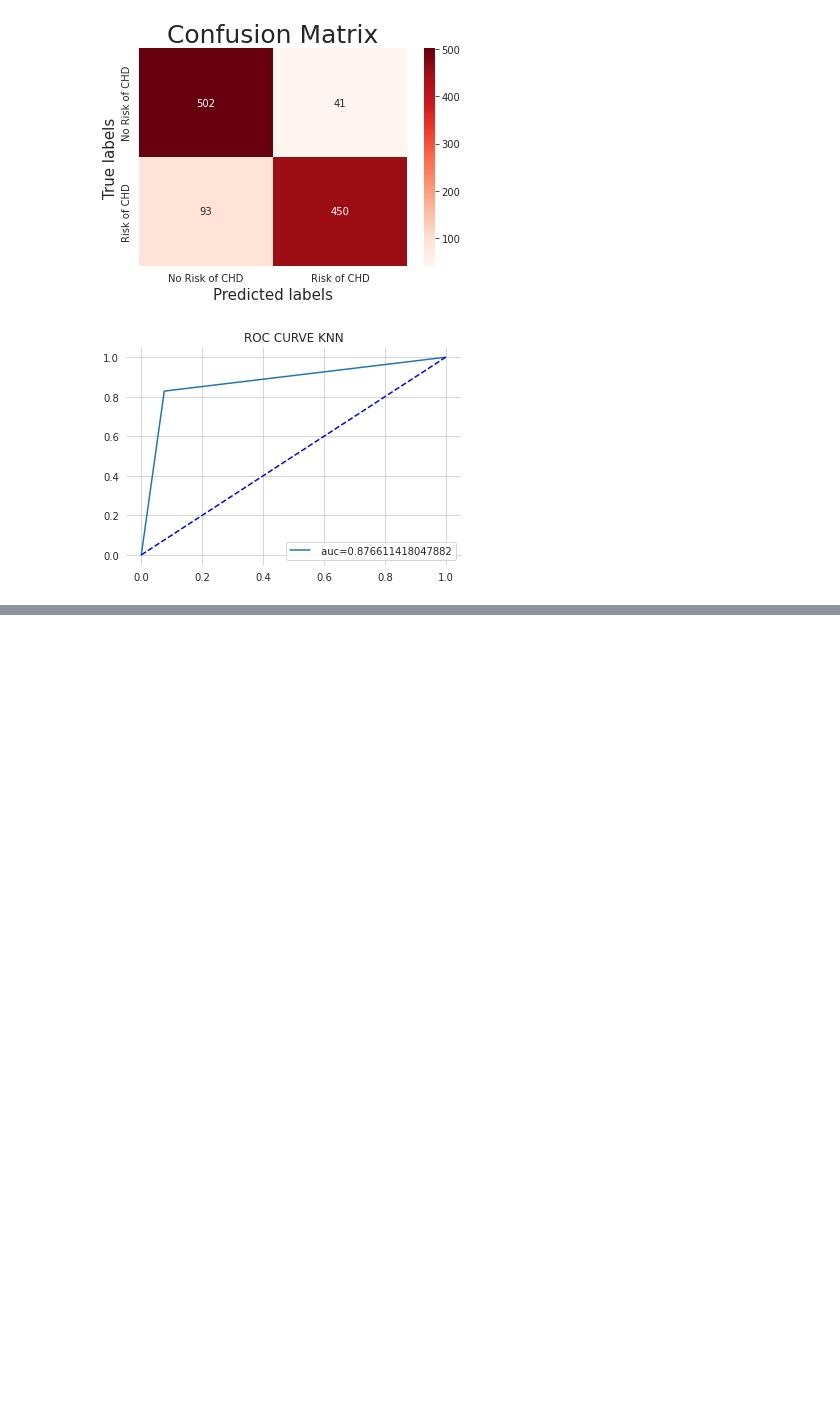
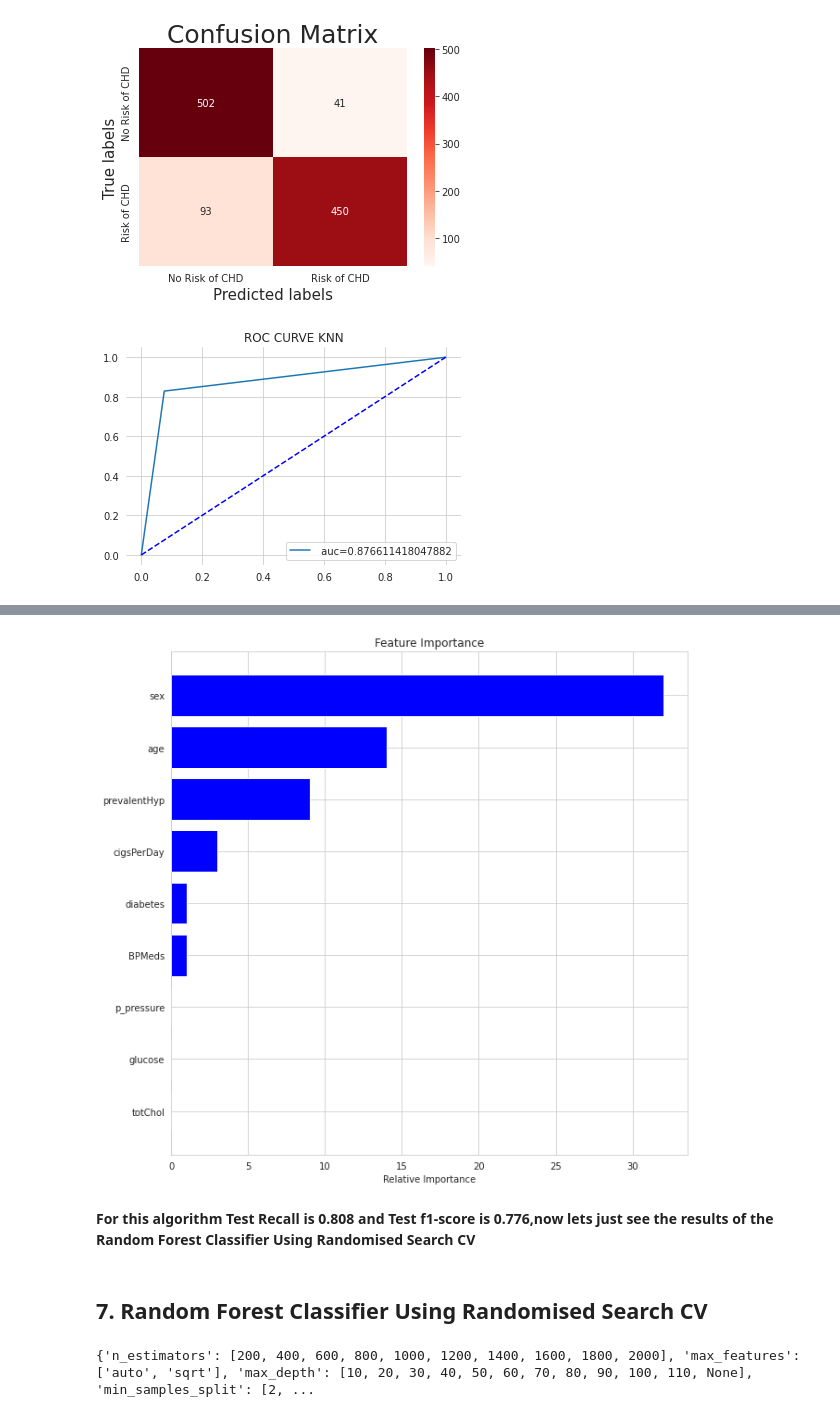
Before and after one commit to ParthSharma1197/Capstone-Project-Cardiovascular-Risk-Prediction, a Jupyter notebook: PARTH_SHARMA_Cardiovascular_Risk_Prediction_Capstone_Project.ipynb, the cells around one changed output, grey strips where cells are left out. Cells and saved outputs as stored; diff of their text form; code cells hidden in the pictures; blank space fills up the shorter version.

```diff
--- a/PARTH_SHARMA_Cardiovascular_Risk_Prediction_Capstone_Project.ipynb
+++ b/PARTH_SHARMA_Cardiovascular_Risk_Prediction_Capstone_Project.ipynb
@@ -1454,0 +1619,50 @@ metrics_df=metrics_df.append(met_dict,ignore_index=True)
+# %%
+features = X_train.columns
+importances = lgb_model.feature_importances_
+indices = np.argsort(importances)
+# %%
+#Plot the figure
+plt.figure(figsize=(10,10))
+plt.title('Feature Importance')
+plt.barh(range(len(indices)), importances[indices], color='blue', align='center')
+plt.yticks(range(len(indices)), [features[i] for i in indices])
+plt.xlabel('Relative Importance')
+
+plt.show()
+# %% [output]
+[figure, added]
+# %% [markdown]
+
+**For this algorithm Test Recall is 0.808 and Test f1-score is 0.776,now lets just see the results of the Random Forest Classifier Using Randomised Search CV**
+# %% [markdown]
+## **7. Random Forest Classifier Using Randomised Search CV**
+# %%
+# Number of trees in random forest
+n_estimators = [int(x) for x in np.linspace(start = 200, stop = 2000, num = 10)]
+
+# Number of features to consider at every split
+max_features = ['auto', 'sqrt']
+
+# Maximum number of levels in tree
+max_depth = [int(x) for x in np.linspace(10, 110, num = 11)]
+max_depth.append(None)
+
+# Minimum number of samples required to split a node
+min_samples_split = [2, 5, 10]
+
+# Minimum number of samples required at each leaf node
+min_samples_leaf = [1, 2, 4]
+
+# Method of selecting samples for training each tree
+bootstrap = [True, False]
+
+# Create the random grid
+random_grid = {'n_estimators': n_estimators,
+               'max_features': max_features,
+               'max_depth': max_depth,
+               'min_samples_split': min_samples_split,
+               'min_samples_leaf': min_samples_leaf,
+               'bootstrap': bootstrap}
+print(random_grid)
+# %% [output]
+{'n_estimators': [200, 400, 600, 800, 1000, 1200, 1400, 1600, 1800, 2000], 'max_features': ['auto', 'sqrt'], 'max_depth': [10, 20, 30, 40, 50, 60, 70, 80, 90, 100, 110, None], 'min_samples_split': [2, ...
```
Also changed, not shown: parts of 44 cells of this notebook.
